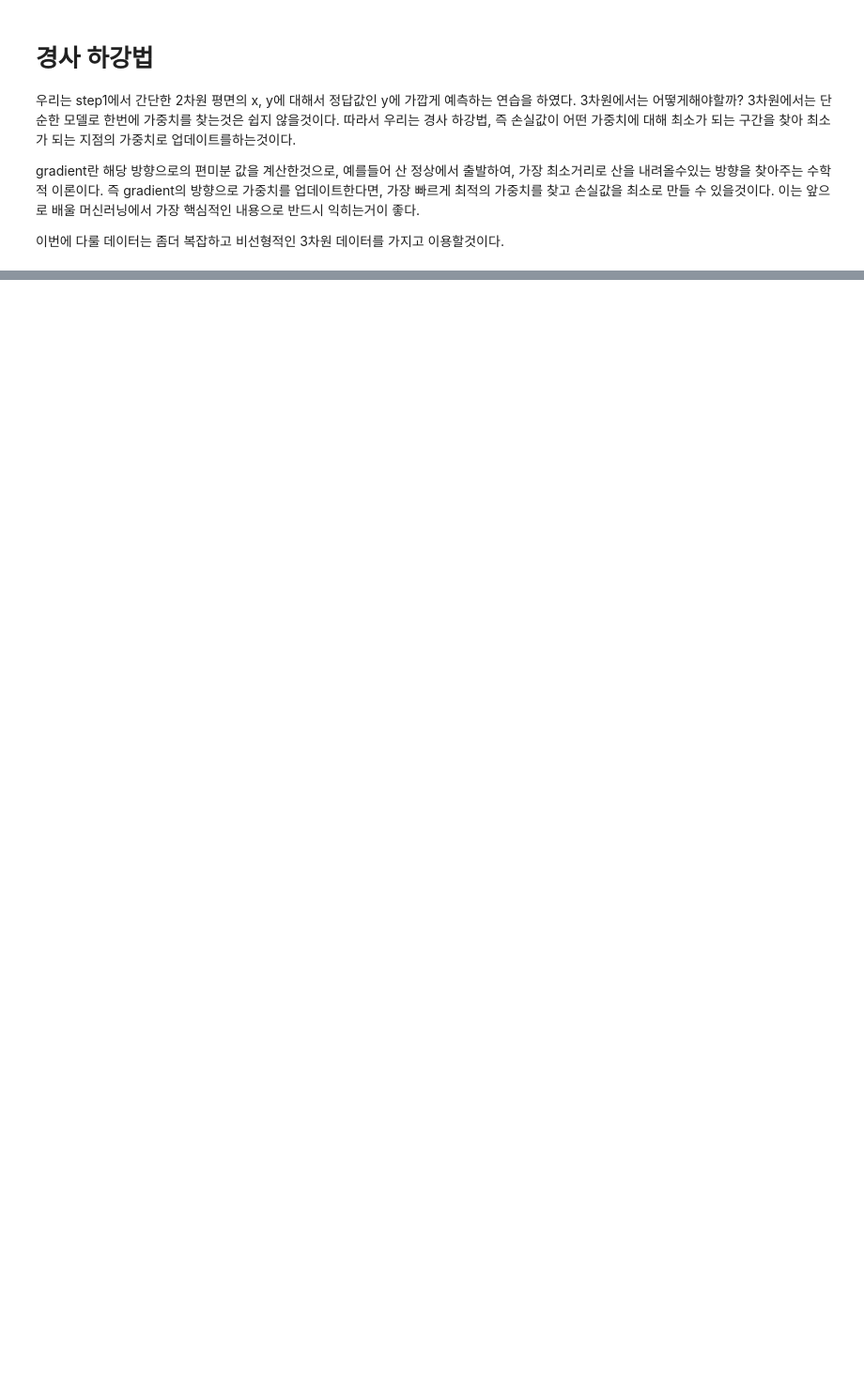
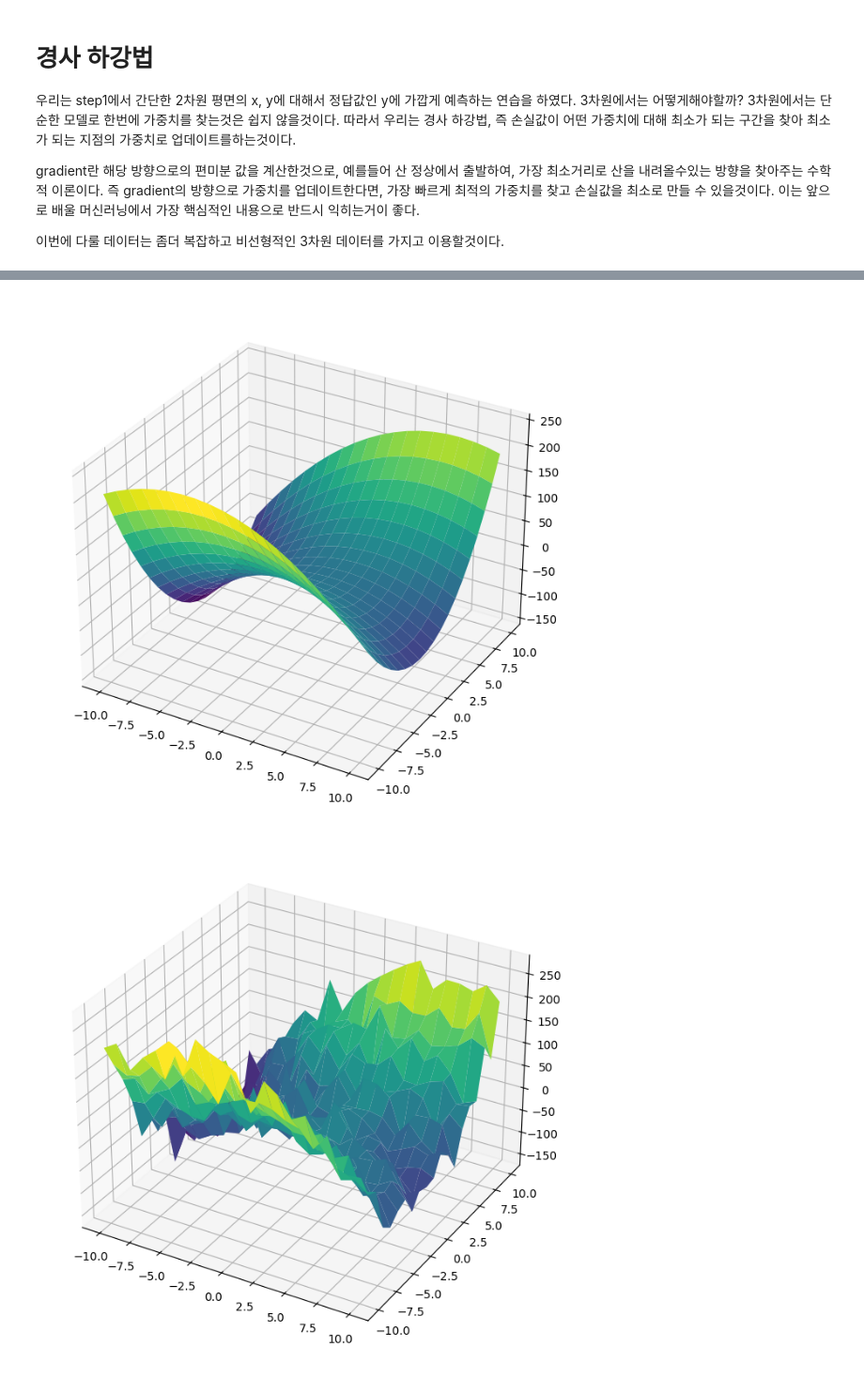
Before and after one commit to ha5804/flask_project, a Jupyter notebook: gradient_des.ipynb, the cells around one changed output, grey strips where cells are left out. Shown at 94% size. Drawn from its saved outputs; the diff is of its cells as text; code cells hidden in the pictures; blank space fills up the shorter version.

Commit message:
noisy and clean plot

```diff
--- a/gradient_des.ipynb
+++ b/gradient_des.ipynb
@@ -44,0 +45,18 @@ print(x_noisy.shape, y_noisy.shape, z_noisy.shape)
+# %%
+class MyPlot:
+    def __init__(self):
+        self.figsize = (8,8)
+
+    def plot_surface(self, x, y, z):
+        fig = plt.figure(figsize = self.figsize)
+        ax = fig.add_subplot(projection = '3d')
+        surf = ax.plot_surface(x, y, z, cmap = 'viridis')
+        plt.show()
+        pass
+
+plot = MyPlot()
+plot.plot_surface(x_clean, y_clean, z_clean)
+plot.plot_surface(x_noisy, y_noisy, z_noisy)
+# %% [output]
+[figure, added]
+[figure, added]
```
Also changed, not shown: parts of 1 cell of this notebook.
